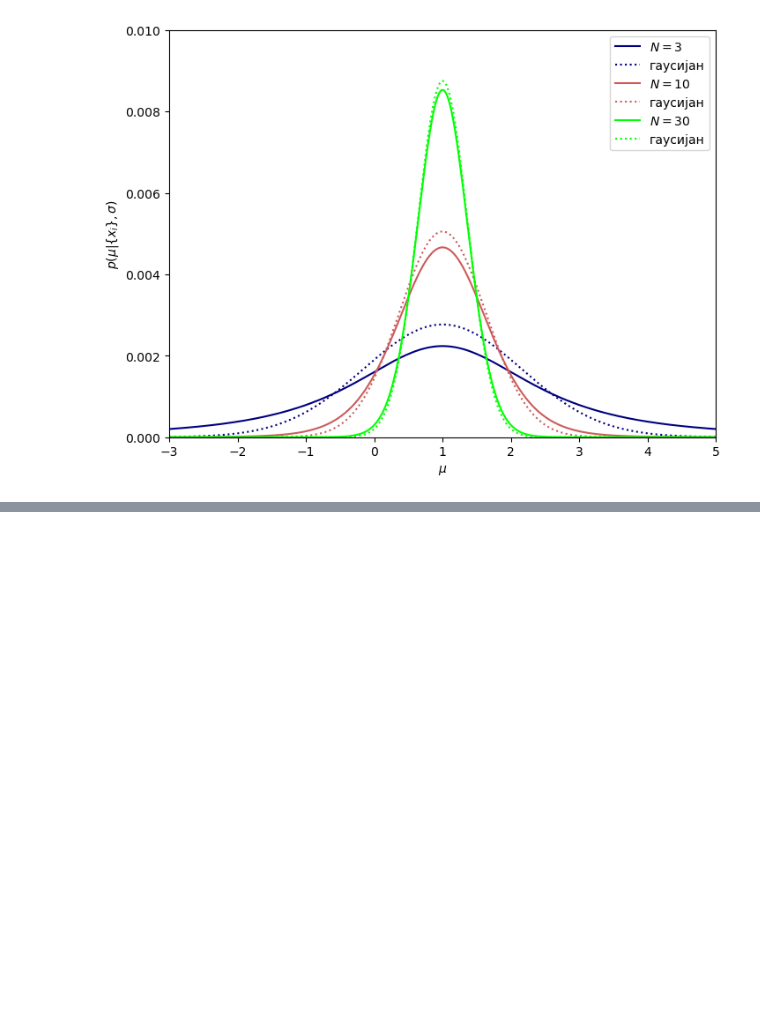
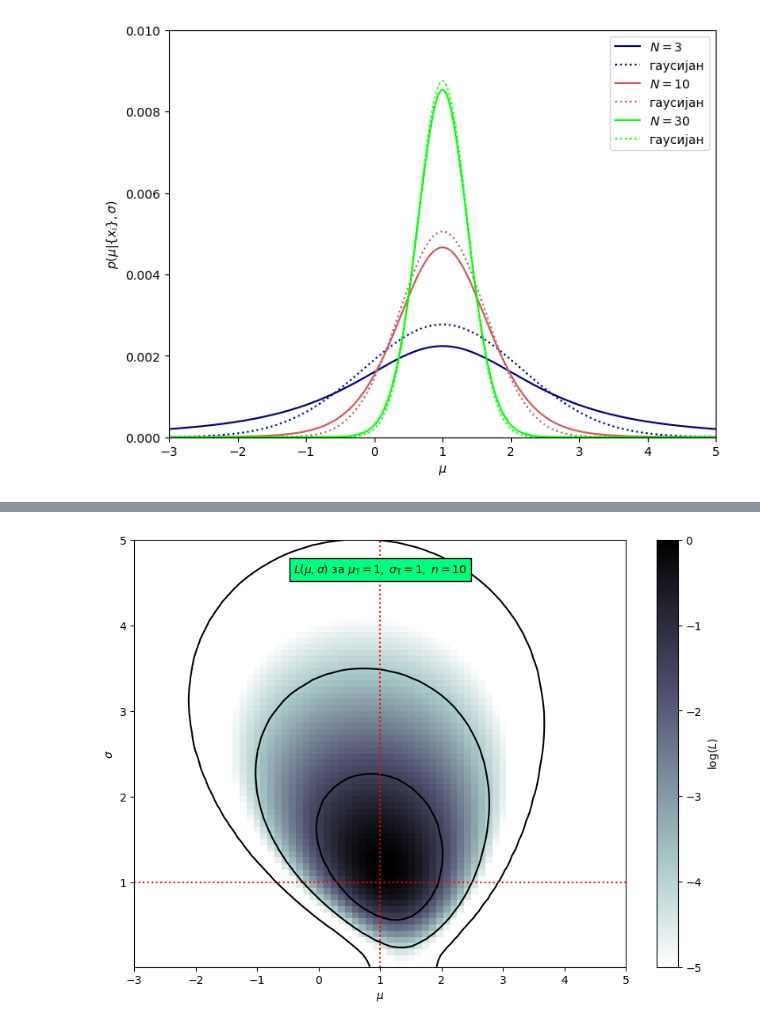
Before and after one commit to zorzeus/Astrostatistika, a Jupyter notebook: as_06.ipynb, the cells around one changed output, grey strips where cells are left out. Cells and saved outputs as stored; diff of their text form; code cells hidden in the pictures; blank space fills up the shorter version.

```diff
--- a/as_06.ipynb
+++ b/as_06.ipynb
@@ -365,0 +389,42 @@ plt.show()
+# %%
+np.random.seed(5)
+
+def gaussgauss_logL(xi, ei, mu, sigma):
+    ndim = len(np.broadcast(sigma, mu).shape)
+    xi = xi.reshape(xi.shape + tuple(ndim * [1]))
+    ei = ei.reshape(ei.shape + tuple(ndim * [1]))
+    s2_e2 = sigma ** 2 + ei ** 2
+    return -0.5 * np.sum(np.log(s2_e2) + (xi - mu) ** 2 / s2_e2, 0)
+
+mu_true = 1
+sigma_true = 1
+N = 10
+ei = 3 * np.random.random(N)
+xi = np.random.normal(mu_true, np.sqrt(sigma_true ** 2 + ei ** 2))
+sigma = np.linspace(0.01, 5, 70)
+mu = np.linspace(-3, 5, 70)
+
+logL = gaussgauss_logL(xi, ei, mu, sigma[:, np.newaxis])
+logL -= logL.max()
+
+fig = plt.figure(figsize=(10, 7))
+plt.imshow(logL, origin='lower', extent=(mu[0], mu[-1], sigma[0], sigma[-1]),
+           cmap='bone_r', aspect='auto')
+plt.colorbar().set_label(r'$\log(L)$')
+plt.clim(-5, 0)
+
+plt.text(0.5, 0.93,
+         (r'$L(\mu,\sigma)\ \mathrm{за }\ \mu_{\rm Т}=1,\ '
+          r'\sigma_{\rm Т}=1,\ n=10$'),
+         bbox=dict(edgecolor='black', facecolor='springgreen'),
+         ha='center', va='center', transform=plt.gca().transAxes)
+
+plt.contour(mu, sigma, convert_to_stdev(logL), levels=(0.683, 0.955, 0.997), colors='black')
+
+plt.axhline(mu_true, color='red', linestyle=':')
+plt.axvline(sigma_true, color='red', linestyle=':')
+plt.xlabel(r'$\mu$')
+plt.ylabel(r'$\sigma$')
+plt.show()
+# %% [output]
+[figure, added]
```
Also changed, not shown: parts of 13 cells of this notebook, 1 other file.
